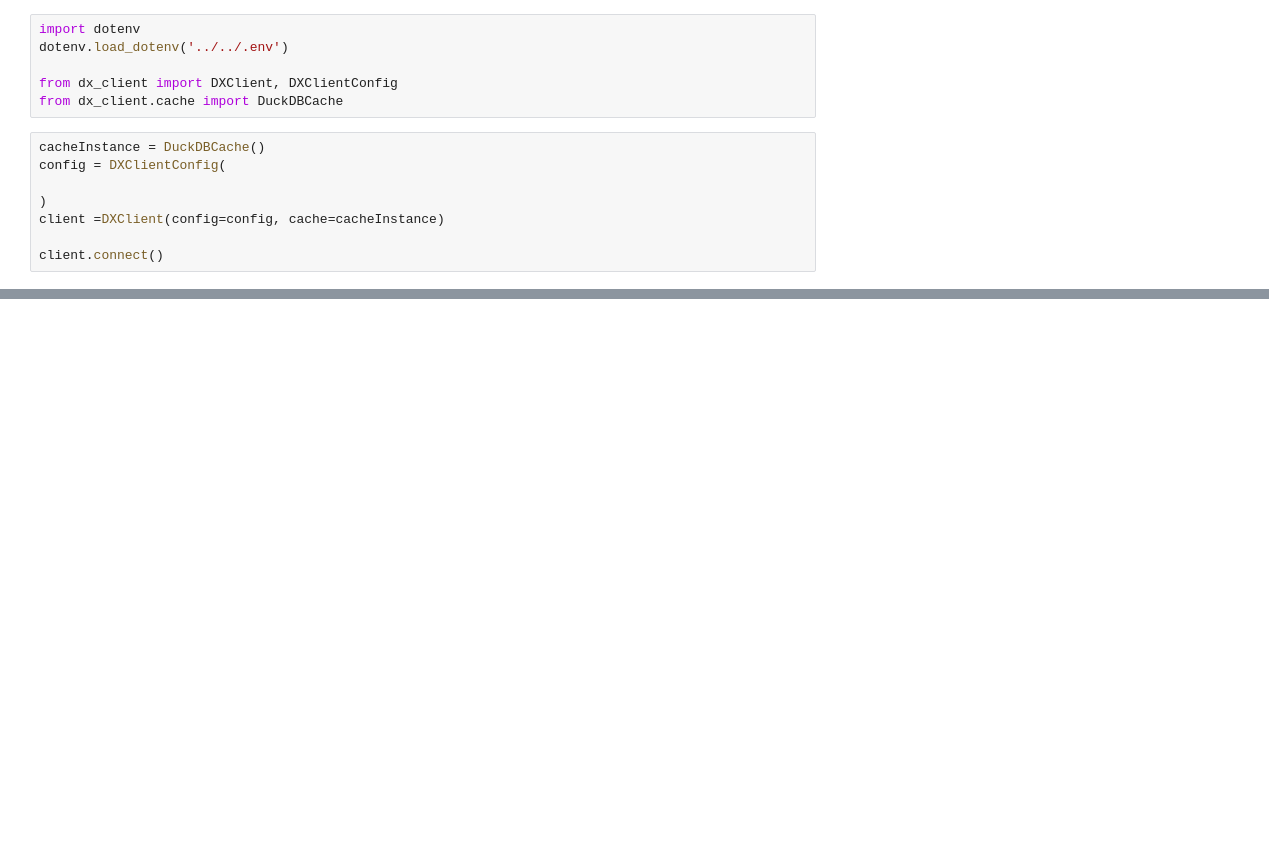
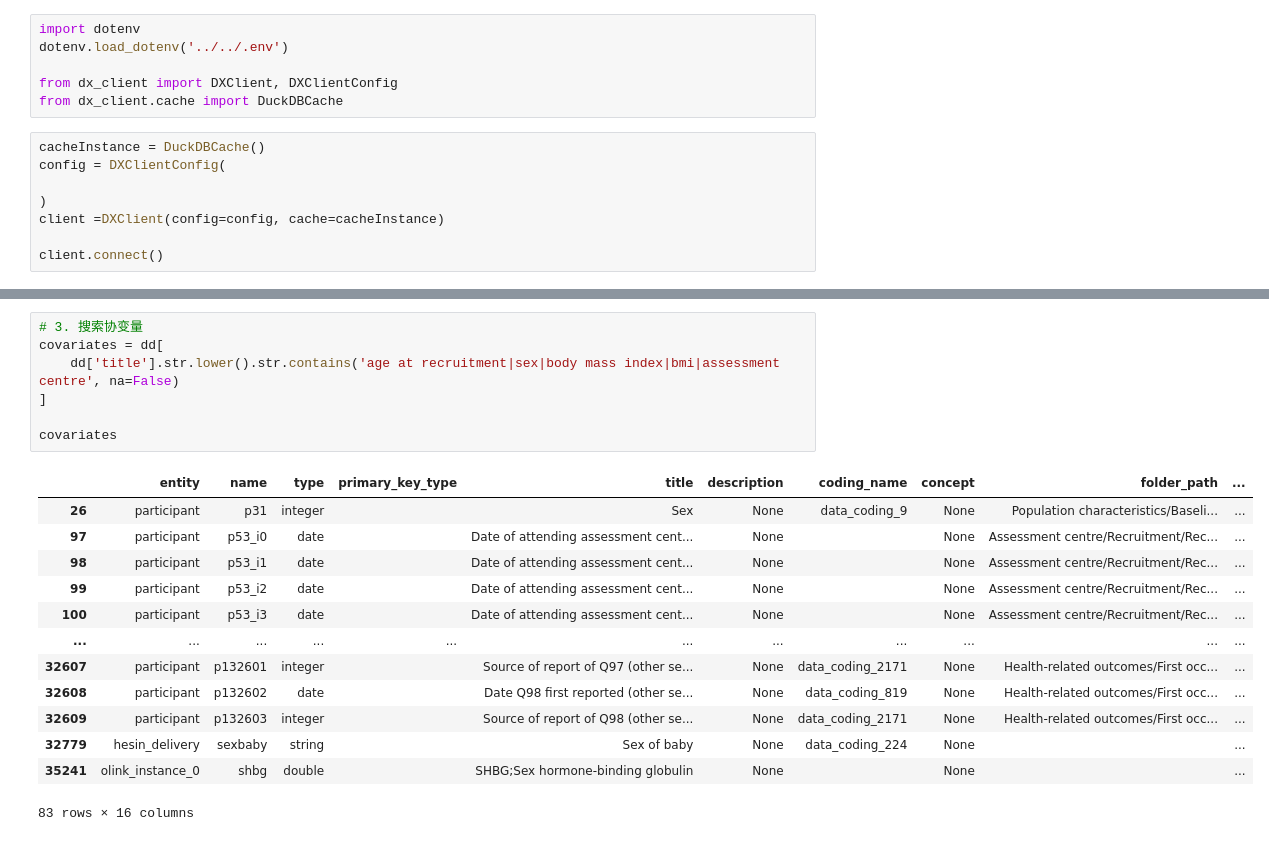
Before and after one commit to wjixiang/MedCross, a Jupyter notebook: replication/protein-phenotype/protein-phenotype-relation-analysis.ipynb, the cells around one changed output, grey strips where cells are left out. Saved outputs shown, nothing was run; the diff lists cells and outputs as text; blank space fills up the shorter version.

```diff
--- a/replication/protein-phenotype/protein-phenotype-relation-analysis.ipynb
+++ b/replication/protein-phenotype/protein-phenotype-relation-analysis.ipynb
@@ -30,0 +61,21 @@ client.get_data_dictionary()
+# %%
+# 3. 搜索协变量
+covariates = dd[
+    dd['title'].str.lower().str.contains('age at recruitment|sex|body mass index|bmi|assessment centre', na=False)
+]
+
+covariates
+# %% [output]
+|  | entity | name | type | primary_key_type | title | description | coding_name | concept | folder_path | ... |
+| 26 | participant | p31 | integer |  | Sex | None | data_coding_9 | None | Population characteristics/Baseli... | ... |
+| 97 | participant | p53_i0 | date |  | Date of attending assessment cent... | None |  | None | Assessment centre/Recruitment/Rec... | ... |
+| 98 | participant | p53_i1 | date |  | Date of attending assessment cent... | None |  | None | Assessment centre/Recruitment/Rec... | ... |
+| 99 | participant | p53_i2 | date |  | Date of attending assessment cent... | None |  | None | Assessment centre/Recruitment/Rec... | ... |
+| 100 | participant | p53_i3 | date |  | Date of attending assessment cent... | None |  | None | Assessment centre/Recruitment/Rec... | ... |
+| ... | ... | ... | ... | ... | ... | ... | ... | ... | ... | ... |
+| 32607 | participant | p132601 | integer |  | Source of report of Q97 (other se... | None | data_coding_2171 | None | Health-related outcomes/First occ... | ... |
+| 32608 | participant | p132602 | date |  | Date Q98 first reported (other se... | None | data_coding_819 | None | Health-related outcomes/First occ... | ... |
+| 32609 | participant | p132603 | integer |  | Source of report of Q98 (other se... | None | data_coding_2171 | None | Health-related outcomes/First occ... | ... |
+| 32779 | hesin_delivery | sexbaby | string |  | Sex of baby | None | data_coding_224 | None |  | ... |
+| 35241 | olink_instance_0 | shbg | double |  | SHBG;Sex hormone-binding globulin | None |  | None |  | ... |
+83 rows × 16 columns
```
Also changed, not shown: parts of 14 cells of this notebook, 12 other files.
